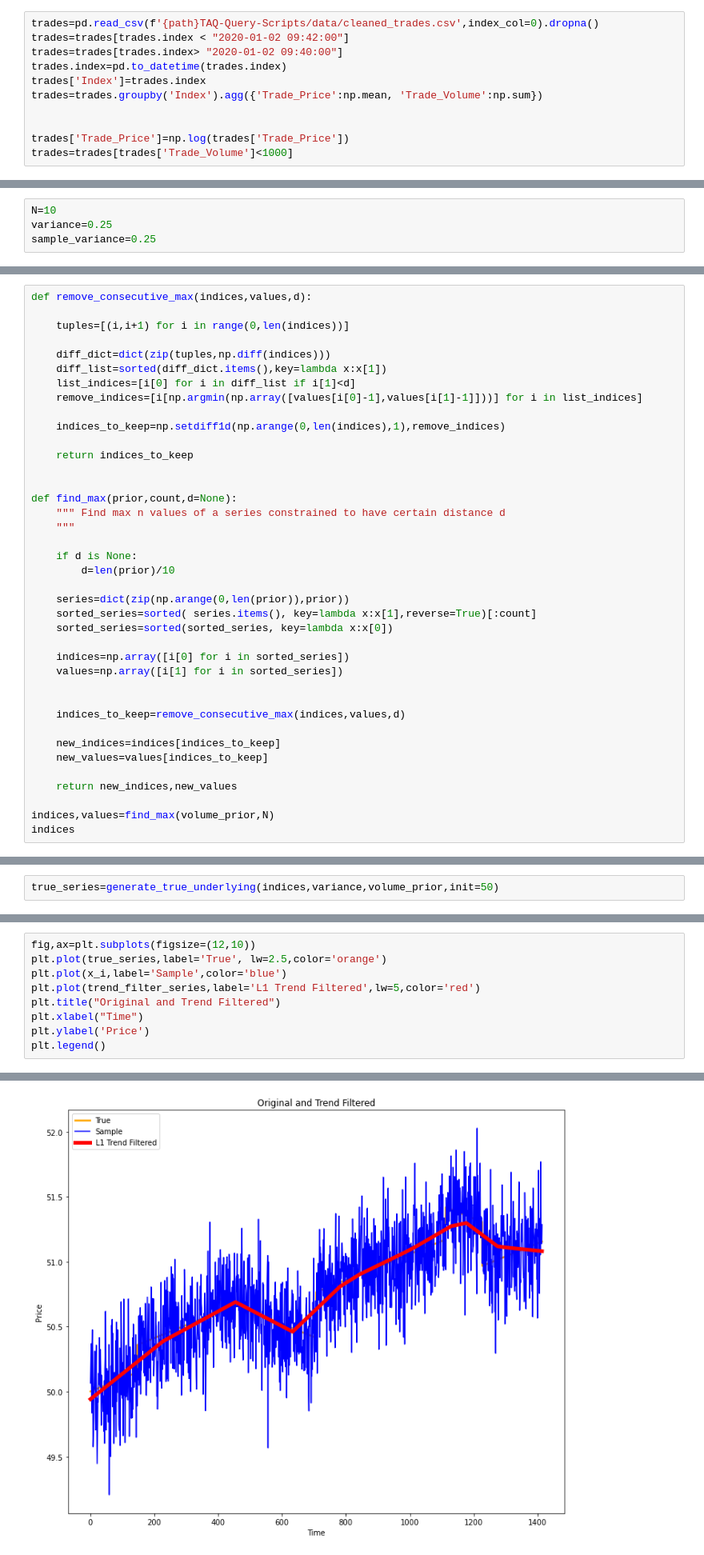
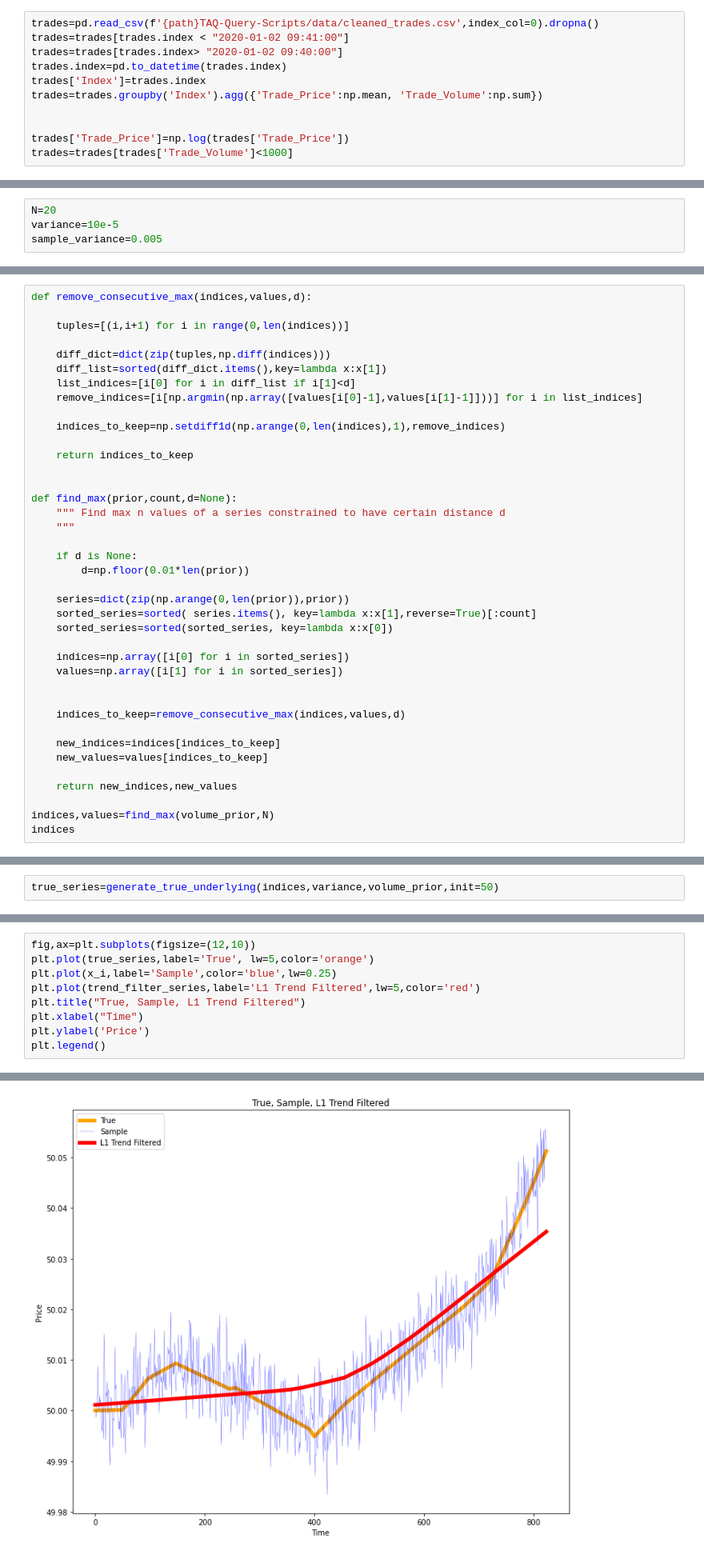
Before and after one commit to jasonbohne123/Adaptive_Signal_Estimation, a Jupyter notebook: Lasso_CPD/Conditional_TF-Sim2.ipynb, the cells around one changed output, grey strips where cells are left out. Shown: that part at 80% size. Saved outputs shown, nothing was run; the diff lists cells and outputs as text.

```diff
--- a/Lasso_CPD/Conditional_TF-Sim2.ipynb
+++ b/Lasso_CPD/Conditional_TF-Sim2.ipynb
@@ -32,7 +32,7 @@ from adaptive_tf_ir import l1tf_adaptive_ir, Dmat
 - Preprocessed and cleaned to remove trades executed before open
 # %%
 trades=pd.read_csv(f'{path}TAQ-Query-Scripts/data/cleaned_trades.csv',index_col=0).dropna()
-trades=trades[trades.index < "2020-01-02 09:42:00"]
+trades=trades[trades.index < "2020-01-02 09:41:00"]
 trades=trades[trades.index> "2020-01-02 09:40:00"]
 trades.index=pd.to_datetime(trades.index)
 trades['Index']=trades.index
@@ -47,9 +47,9 @@ trades=trades[trades['Trade_Volume']<1000]
 - Number of Local Max; N
 - Stationary Variance $\sigma^2$
 # %%
-N=10
-variance=0.25
-sample_variance=0.25
+N=20
+variance=10e-5
+sample_variance=0.005
 # %% [markdown]
 ### Step 1; Generate Prior
 
@@ -93,7 +93,7 @@ def find_max(prior,count,d=None):
     """
 
     if d is None:
-        d=len(prior)/10
+        d=np.floor(0.01*len(prior))
 
     series=dict(zip(np.arange(0,len(prior)),prior))
     sorted_series=sorted( series.items(), key=lambda x:x[1],reverse=True)[:count]
@@ -251,15 +210,15 @@ pobj1: [[2.07958946e+12]], pobj2: [[48.70913017]], dobj: [[48.70441831]], gap: [
 # %%
 fig,ax=plt.subplots(figsize=(12,10))
-plt.plot(true_series,label='True', lw=2.5,color='orange')
-plt.plot(x_i,label='Sample',color='blue')
+plt.plot(true_series,label='True', lw=5,color='orange')
+plt.plot(x_i,label='Sample',color='blue',lw=0.25)
 plt.plot(trend_filter_series,label='L1 Trend Filtered',lw=5,color='red')
-plt.title("Original and Trend Filtered")
+plt.title("True, Sample, L1 Trend Filtered")
 plt.xlabel("Time")
 plt.ylabel('Price')
 plt.legend()
 # %% [output]
 <matplotlib.legend.Legend at 0x...>
-[figure, old version]
+[figure, new version]
 # %% [markdown]
 ### Numerical Result 1; Conditional Adaptive L1 trend filtering
 - Estimator is piecewise linear accounting for irregular observations
```
Also changed, not shown: parts of 16 cells of this notebook, 1 other file.
